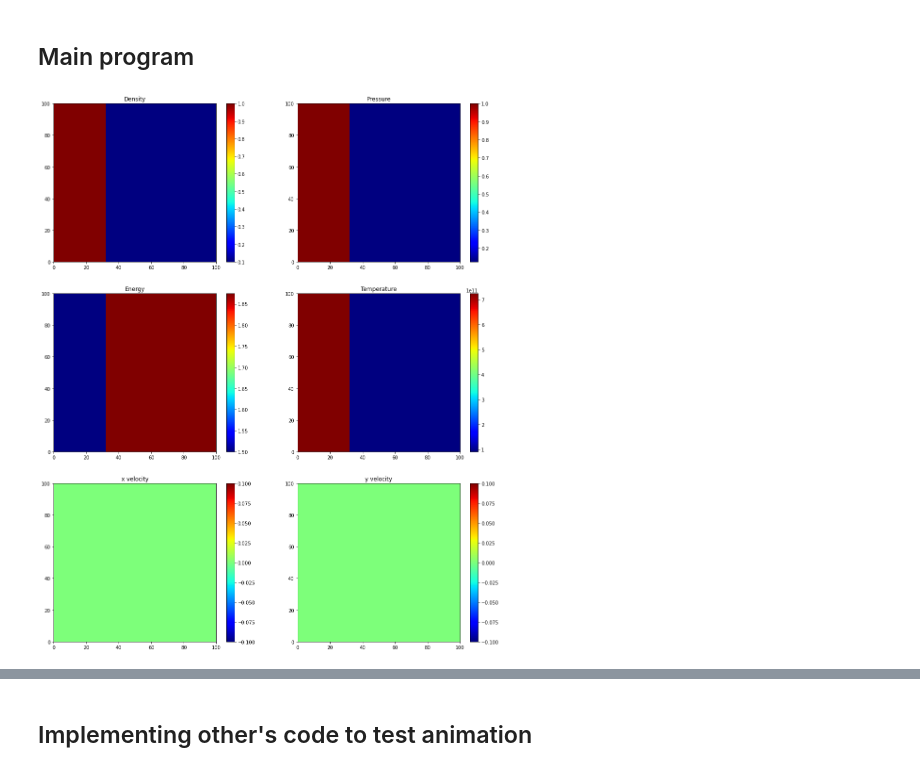
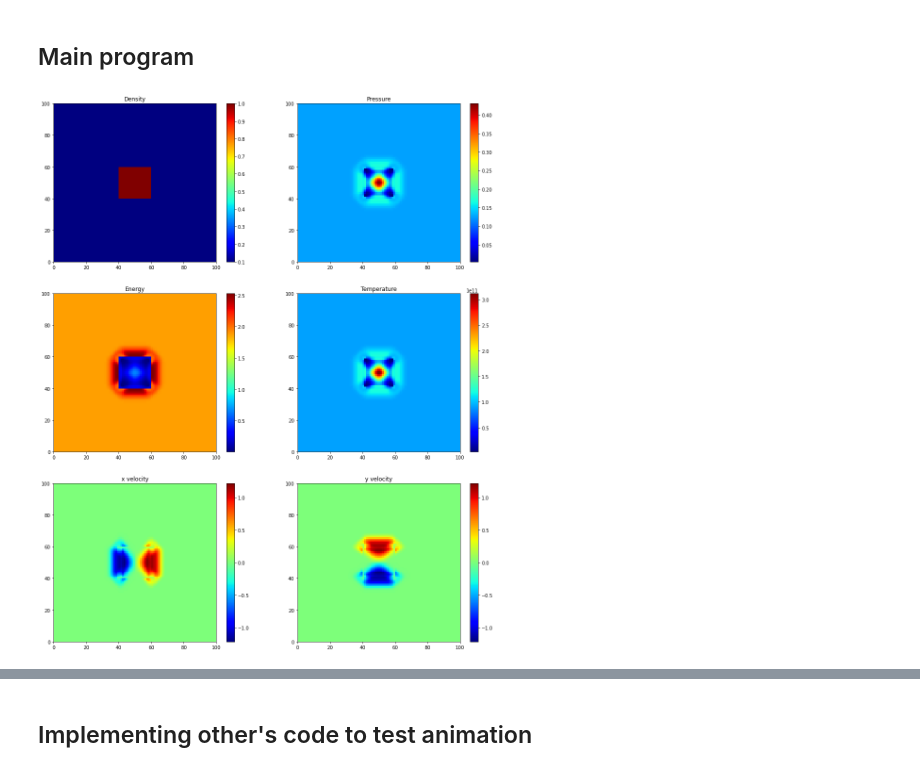
Before and after one commit to changhyun-cho/astrophysics, a Jupyter notebook: hydrodynamics/Testing 2D Hydrocode.ipynb, the cells around one changed output, grey strips where cells are left out. Cells and saved outputs as stored; diff of their text form; code cells hidden in the pictures.

```diff
--- a/hydrodynamics/Testing 2D Hydrocode.ipynb
+++ b/hydrodynamics/Testing 2D Hydrocode.ipynb
@@ -66,7 +67,7 @@ def fill_ICs(type):
         P[:,ilo:center] = 1.
 
     elif type == "1d shock_l": # 1d shock tube
-        center = int((nx+2*ng)/3)
+        center = int(2*(nx+2*ng)/3)
 
         rho[ilo:ihi,ilo:ihi] = 0.1
         P[ilo:ihi,ilo:ihi] = 0.125
@@ -496,40 +545,47 @@ def solve_advection():
 # %%
 # setup the grid
 setup_grid()
 
-fill_ICs(type="1d shock_r")
+fill_ICs(type="1+1d shock")
 
 total = [rho, P, e, T, u, w]
 for var in total:
     apply_BCs(var)
 
-for i in range(30):
+for i in range(60):
 
     timestep()
 #    print(dt)
-    #solve_source()
-#    apply_aritificial_viscosity()
+    solve_source()
+    total = [rho, P, e, T, u, w]
+    for var in total:
+        apply_BCs(var)
 
-#    total = [rho, P, e, T, u, w]
-#    for var in total:
-#        apply_BCs(var)
+#    solve_advection()
+#    ad_obtain_avg()
 
-    solve_advection()
+    # density flux
+#    ad_update_density()
+
+    # energy flux
+#    ad_update_energy()
+
+    # momentum-density
+#    ad_get_momentum()
+
+    # momentum-density update
+#    ad_update_momentum()
+
+    # update velocity
+#    ad_update_velocity()
+
+#    ad_update_temperature()
+
 
 colormaps()
 
-
-
-### while loop t < tmax
-#### apply_BCs
-#### calculating source
-#### apply BCs
-##### solve advection
-### do again
-
-## check the avergage
-## sound speed
+#plt.pcolormesh(f_rho_x)
 # %% [output]
-[figure, old version]
+[figure, new version]
 # %%
 plt.rcParams['figure.figsize'] = [10, 10]
```
Also changed, not shown: parts of 13 cells of this notebook.
